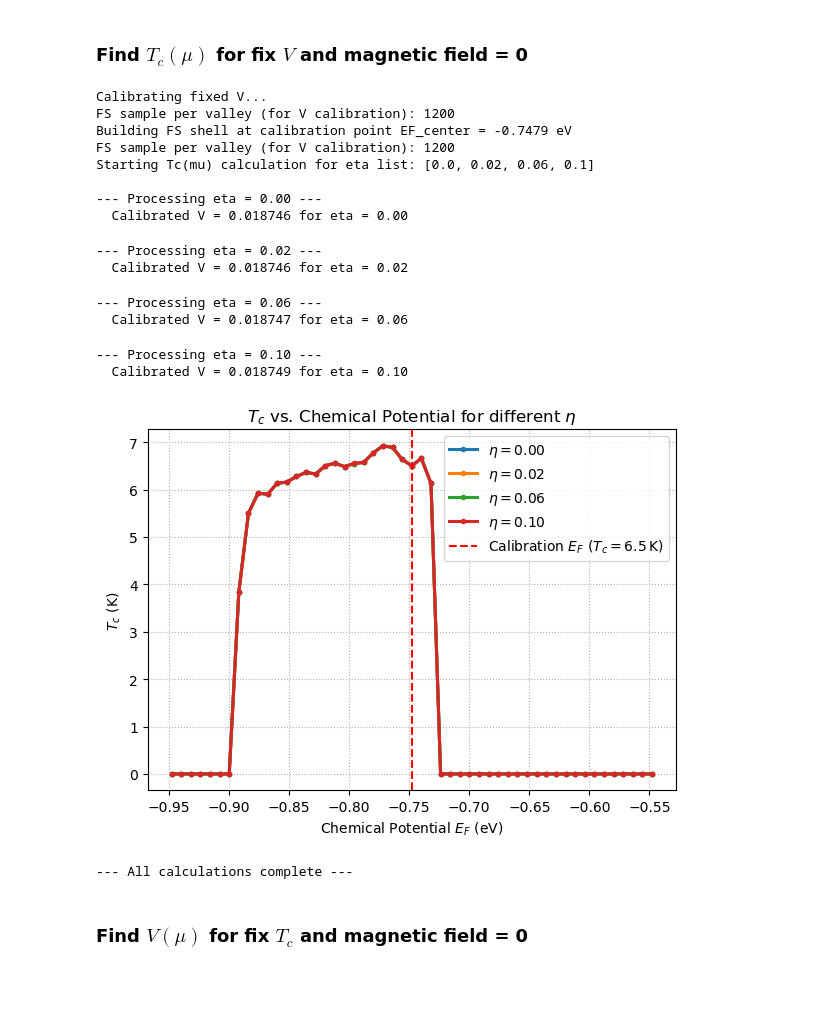
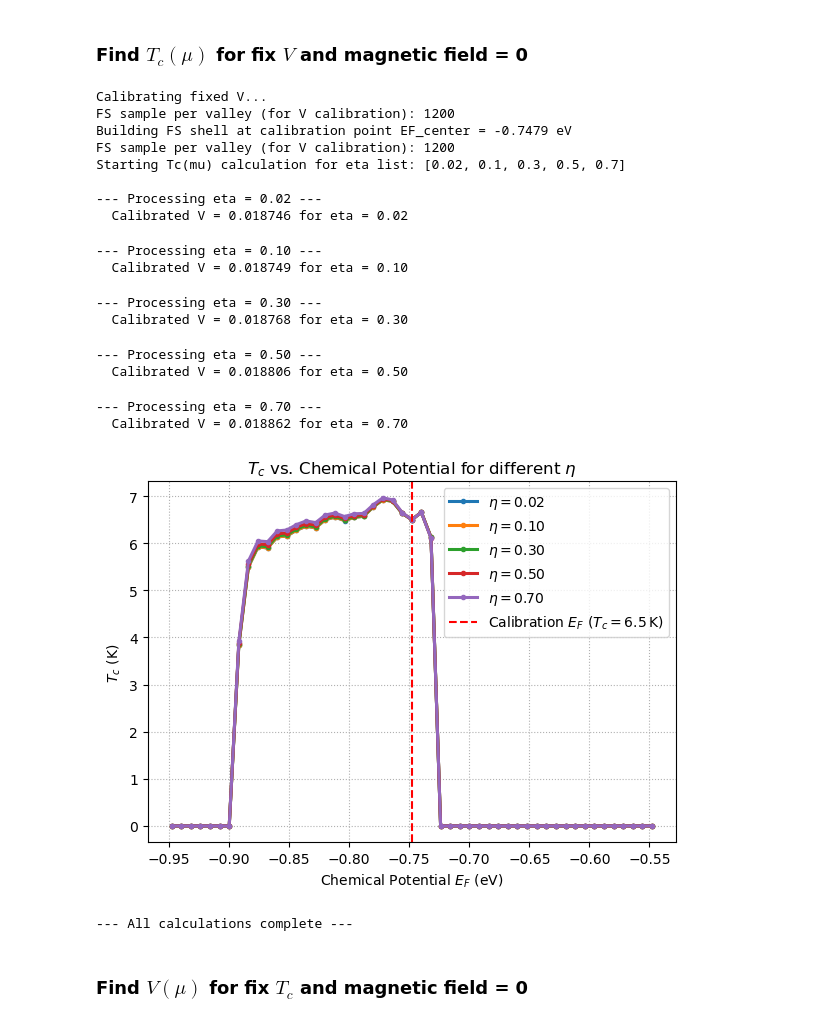
Before and after one commit to Lyrrrrrr/Upper-critical-field-Figure-reproduce-code, a Jupyter notebook: Numerical analysis.ipynb, the cells around one changed output. Cells and saved outputs as stored; diff of their text form; code cells hidden in the pictures; blank space fills up the shorter version.

```diff
--- a/Numerical analysis.ipynb
+++ b/Numerical analysis.ipynb
@@ -327,9 +327,9 @@ for eta in eta_list:
     # progress bar
     Hs = [find_Hc2(T, V, alpha, alpha_R, gz_fun, gR_fun, kK, mu_guess, E_F,
                    Nw, Hmax=100.0)
-          for T in tqdm(Ts, desc=f'Hc2 eta={int(eta)}')]
+          for T in tqdm(Ts, desc=f'Hc2 eta={eta:.2g}')]
 
-    plt.plot(Ts, Hs, lw=2.2, label=rf'$\eta={int(eta)}$')
+    plt.plot(Ts, Hs, lw=2.2, label=rf'$\eta={eta:.2g}$')
 
 plt.xlabel('T (K)')
 plt.ylabel(r'$\mu_0 H_{c2}$ (T)')
@@ -400,7 +400,9 @@ N_mu_points = 51
 EF_range = np.linspace(EF_center - EF_scan_range, EF_center + EF_scan_range, N_mu_points)
 
 # range of eta values
-eta_list = [0.00, 0.02, 0.06, 0.10]
+# eta_list = [0.00, 0.02, 0.06, 0.10]
+eta_list = [0.02, 0.1, 0.3, 0.5, 0.7]
+
 print(f"Building FS shell at calibration point EF_center = {EF_center:.4f} eV")
 kK_calib, kKm_calib = build_FS_shell(mu_guess, EF_center, n_keep=n_keep)
 print(f"FS sample per valley (for V calibration): {kK_calib[0].size}")
@@ -439,44 +441,46 @@ for eta in eta_list:
         Tc_new = find_Tc(V_calibrated, alpha_Z_fixed, alpha_R_current,
                          gz_fun_fixed, gR_fun_fixed,
                          kK_new, mu_guess, EF_val, Nw, Tmax=20.0)
 
         Tc_results_for_this_eta.append(Tc_new)
 
     # Plot
     plt.plot(EF_range, Tc_results_for_this_eta, lw=2.2,
              marker='o', markersize=3,
              label=rf'$\eta={eta:.2f}$')
 
 # Finalize and show the plot
 plt.xlabel(r'Chemical Potential $E_F$ (eV)')
 plt.ylabel(r'$T_c$ (K)')
 plt.title(r'$T_c$ vs. Chemical Potential for different $\eta$')
 # Add a vertical line at the E_F used for V calibration
 plt.axvline(EF_center, color='red', ls='--',
             label=f'Calibration $E_F$ ($T_c={Tc_initial}\,$K)')
 plt.grid(True, ls=':')
 plt.legend()
 plt.tight_layout()
 plt.show()
 
 print("\n--- All calculations complete ---")
 # %% [output]
 Calibrating fixed V...
 FS sample per valley (for V calibration): 1200
 Building FS shell at calibration point EF_center = -0.7479 eV
 FS sample per valley (for V calibration): 1200
-Starting Tc(mu) calculation for eta list: [0.0, 0.02, 0.06, 0.1]
+Starting Tc(mu) calculation for eta list: [0.02, 0.1, 0.3, 0.5, 0.7]
 
---- Processing eta = 0.00 ---
-  Calibrated V = 0.018746 for eta = 0.00
+--- Processing eta = 0.02 ---
+  Calibrated V = 0.018746 for eta = 0.02
---- Processing eta = 0.02 ---
-  Calibrated V = 0.018746 for eta = 0.02
+--- Processing eta = 0.10 ---
+  Calibrated V = 0.018749 for eta = 0.10
---- Processing eta = 0.06 ---
-  Calibrated V = 0.018747 for eta = 0.06
+--- Processing eta = 0.30 ---
+  Calibrated V = 0.018768 for eta = 0.30
---- Processing eta = 0.10 ---
-  Calibrated V = 0.018749 for eta = 0.10
+--- Processing eta = 0.50 ---
+  Calibrated V = 0.018806 for eta = 0.50
+--- Processing eta = 0.70 ---
+  Calibrated V = 0.018862 for eta = 0.70
-[figure, old version]
+[figure, new version]
---- All calculations complete ---
+--- All calculations complete ---
 # %% [markdown]
 ### Find $V(\mu)$ for fix $T_c$ and magnetic field = 0
 # %%
```
Also changed, not shown: parts of 2 cells of this notebook, 1 other file.
